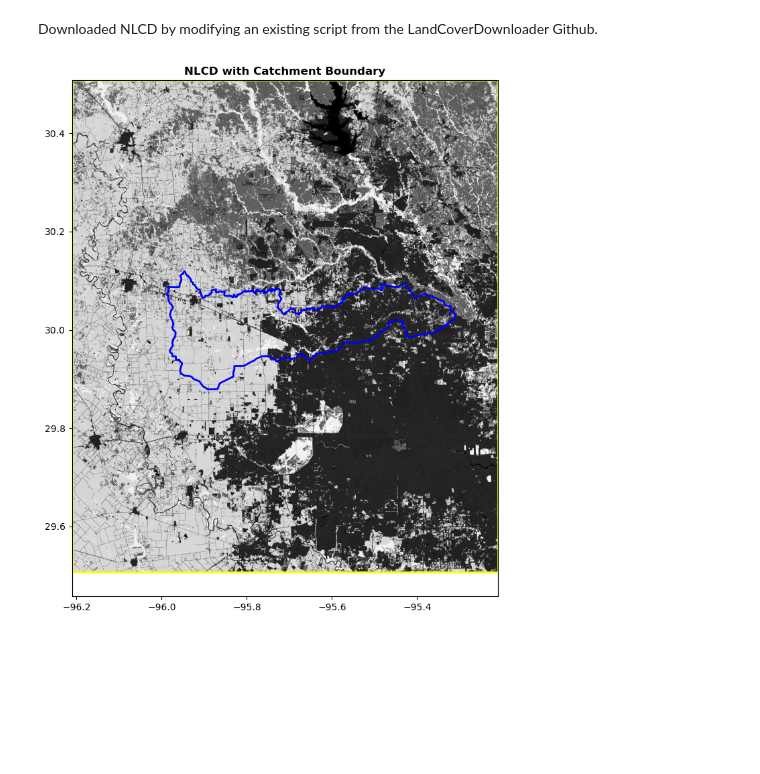
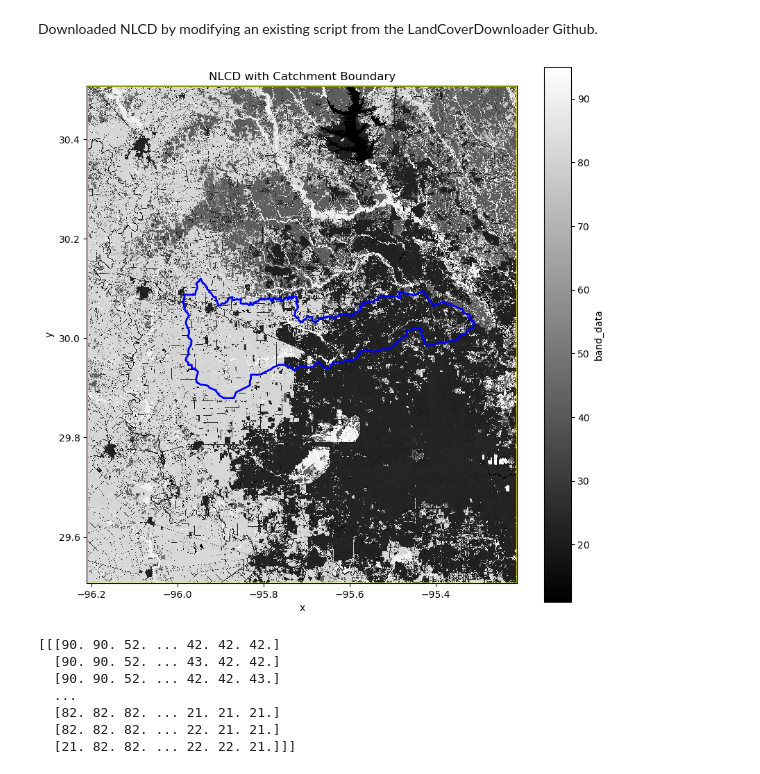
Before and after one commit to cmh17/smap_hb, a Jupyter notebook: scripts/data_check1.ipynb, the cells around one changed output. Cells and saved outputs as stored; diff of their text form; code cells hidden in the pictures; blank space fills up the shorter version.

```diff
--- a/scripts/data_check1.ipynb
+++ b/scripts/data_check1.ipynb
@@ -92,17 +122,41 @@ with rasterio.open(polaris_ex_path) as dem:
 # %% [markdown]
 Downloaded NLCD by modifying an existing script from the LandCoverDownloader Github.
 # %%
-nlcd_path = "%s/data/nlcd/nlcd_2016_cropped.tif" % workspace
+nlcd_path = f"{workspace}/data/nlcd/resampled_nlcd_2016_cropped.tif"
 
-with rasterio.open(nlcd_path) as dem:
-    fig, ax = plt.subplots(figsize=(10, 10))
-    show(dem, ax=ax, title="NLCD with Catchment Boundary", cmap="gray")  # Set cmap for DEM
+# Open NLCD using xarray and rioxarray
+nlcd = xr.open_dataarray(nlcd_path)
 
-    gdf = gpd.read_file(watershed_shapefile_path)
+# Plot NLCD land cover data with watershed and bbox boundaries
+fig, ax = plt.subplots(figsize=(10, 10))
 
-    gdf.boundary.plot(ax=ax, color="blue", linewidth=2)
-    bbox_gdf.boundary.plot(ax=ax, color="yellow", linewidth=2)
+# Plot the NLCD data
+nlcd.plot(ax=ax, cmap='gray')  # Plot NLCD data as a grayscale raster
 
-    plt.show()
+# Load watershed shapefile
+gdf = gpd.read_file(watershed_shapefile_path)
+
+# Plot the catchment boundary
+gdf.boundary.plot(ax=ax, color="blue", linewidth=2)
+
+# Load bbox shapefile and plot it
+bbox_gdf = gpd.read_file(bbox_shapefile_path)
+bbox_gdf.boundary.plot(ax=ax, color="yellow", linewidth=2)
+
+plt.title("NLCD with Catchment Boundary")
+plt.show()
+
+# Access the raster data as a NumPy array
+nlcd_raster = nlcd.values
+
+# Print the NLCD raster data
+print(nlcd_raster)
 # %% [output]
-[figure, old version]
+[figure, new version]
+[[[90. 90. 52. ... 42. 42. 42.]
+  [90. 90. 52. ... 43. 42. 42.]
+  [90. 90. 52. ... 42. 42. 43.]
+  ...
+  [82. 82. 82. ... 21. 21. 21.]
+  [82. 82. 82. ... 22. 21. 21.]
+  [21. 82. 82. ... 22. 22. 21.]]]
```
Also changed, not shown: parts of 14 cells of this notebook, 7 other files.
